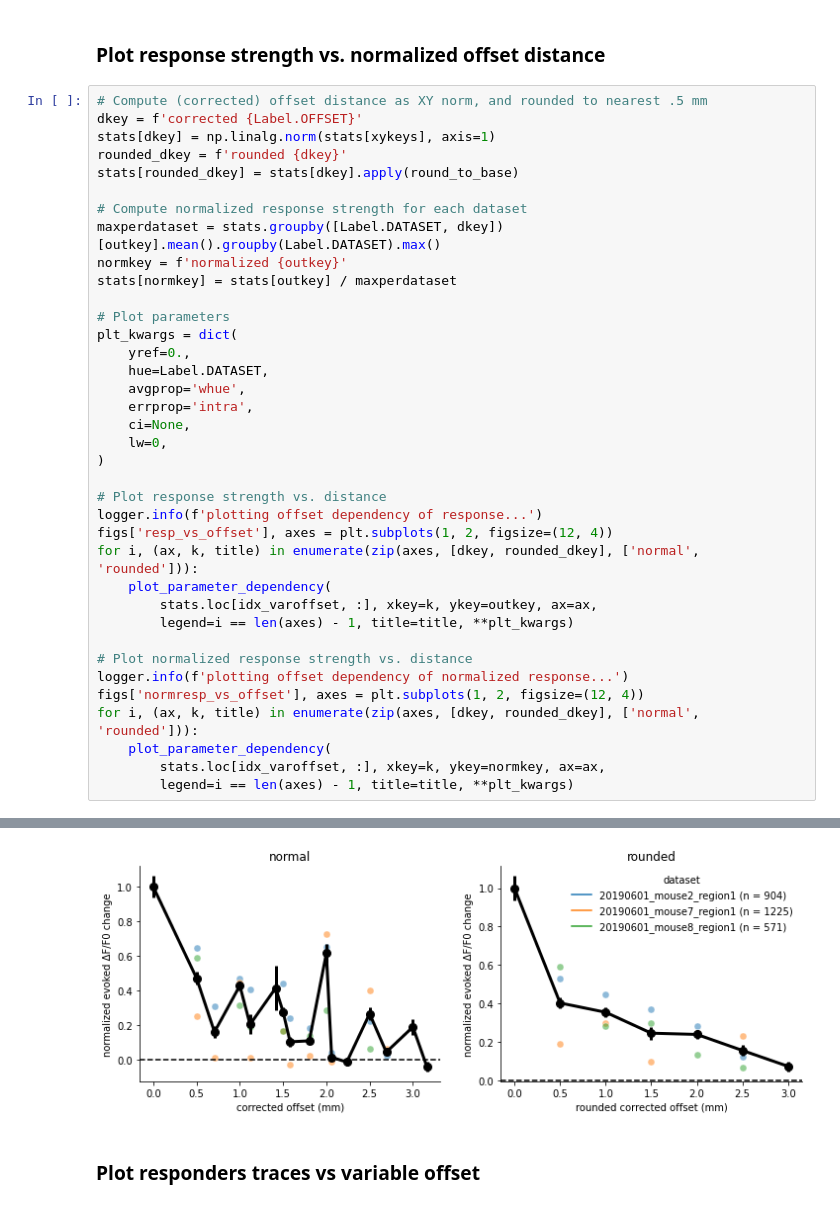
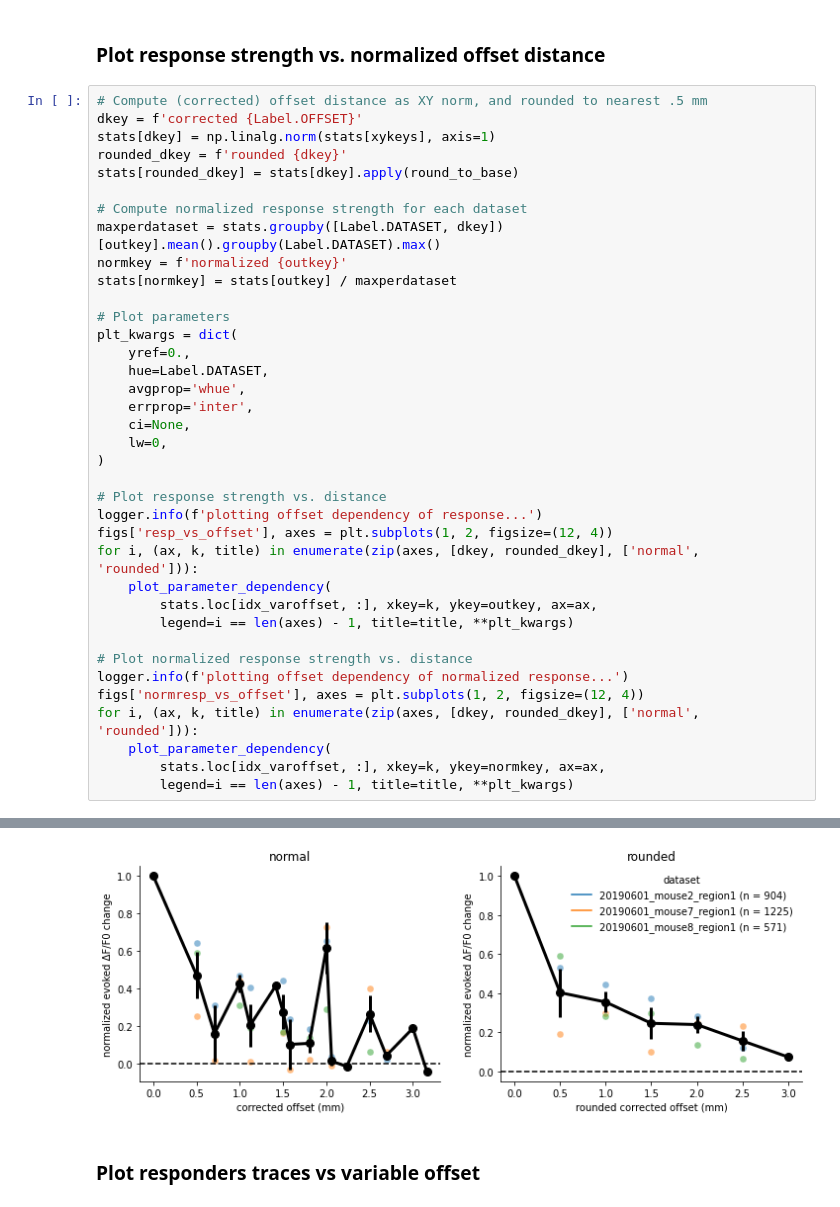
Before and after one commit to shohamlab/usnm2p, a Jupyter notebook: spatial_offset_analysis.ipynb, the cells around one changed output, grey strips where cells are left out. Drawn from its saved outputs; the diff is of its cells as text.

```diff
--- a/spatial_offset_analysis.ipynb
+++ b/spatial_offset_analysis.ipynb
@@ -290,7 +290,7 @@ plt_kwargs = dict(
     yref=0.,
     hue=Label.DATASET,
     avgprop='whue',
-    errprop='intra',
+    errprop='inter',
     ci=None,
     lw=0,
 )
@@ -332,4 +332,4 @@ for i, (ax, k, title) in enumerate(zip(axes, [dkey, rounded_dkey], ['normal', 'r
-[figure, old version]
+[figure, new version]
 # %% [markdown]
 ### Plot responders traces vs variable offset
 # %%
```
Also changed, not shown: parts of 11 cells of this notebook, 3 other files.
